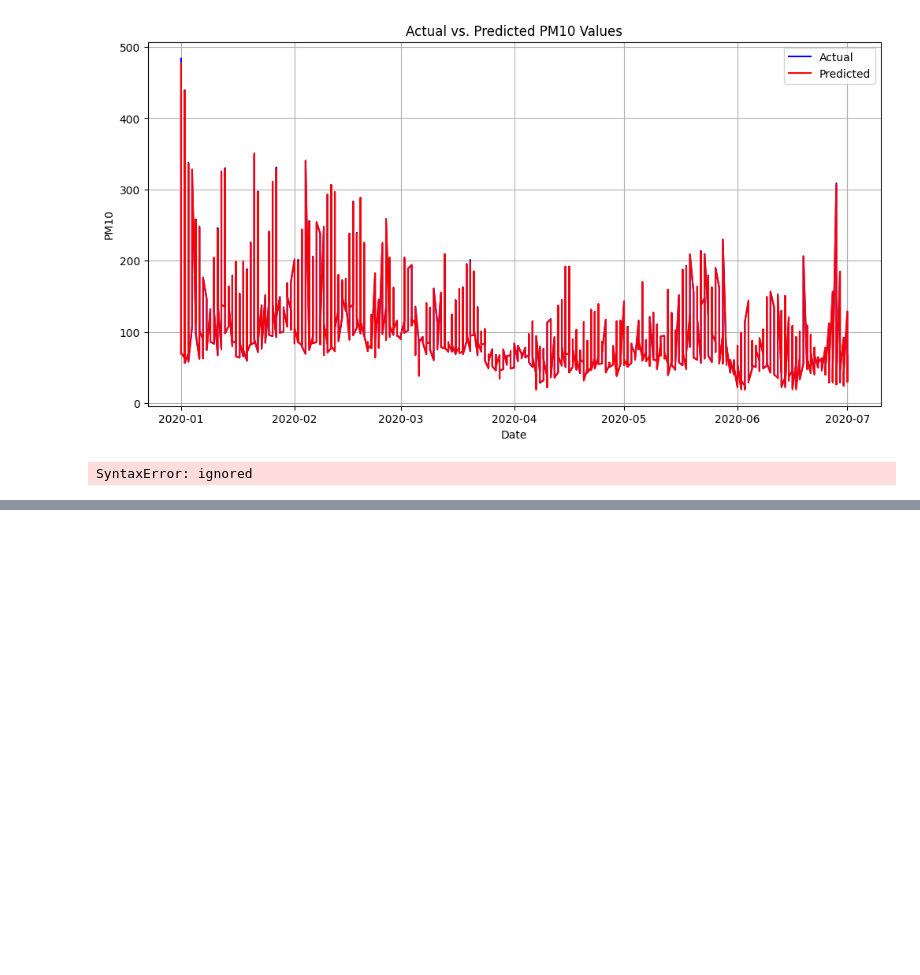
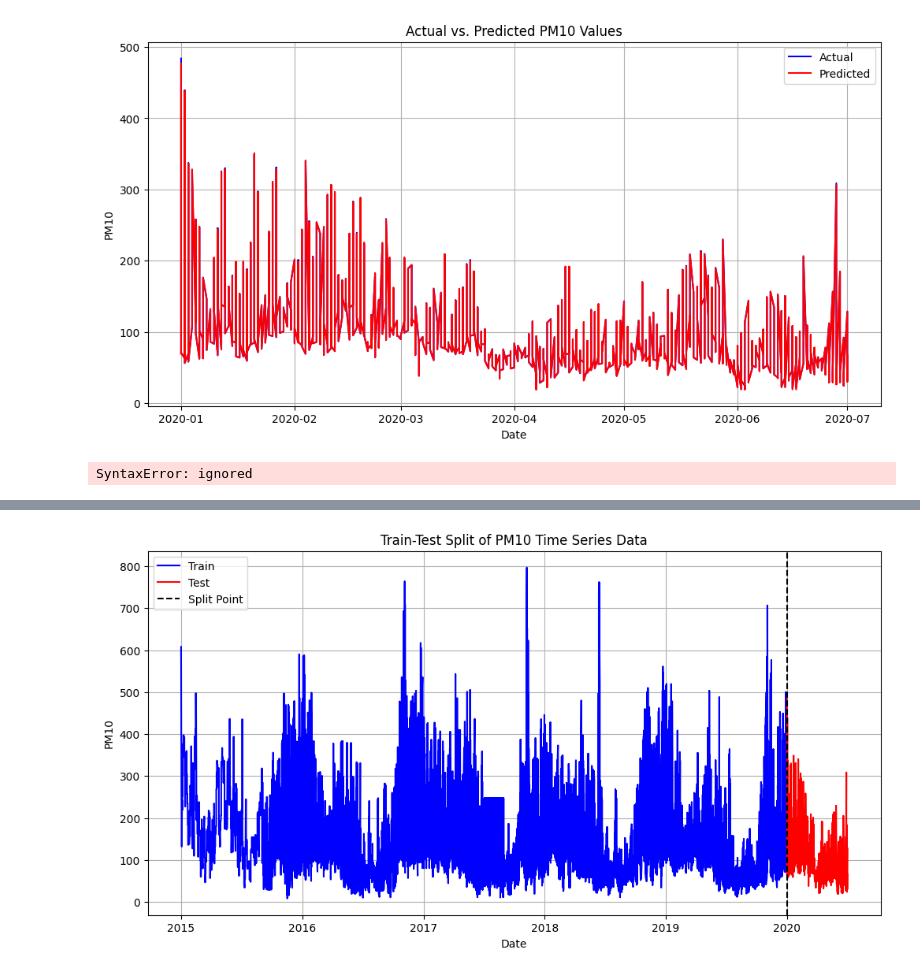
Before and after one commit to datagrad/Kamal-Thesis-Work, a Jupyter notebook: SARIMAX_with_XGBoost_PM10.ipynb, the cells around one changed output, grey strips where cells are left out. Cells and saved outputs as stored; diff of their text form; code cells hidden in the pictures; blank space fills up the shorter version.

```diff
--- a/SARIMAX_with_XGBoost_PM10.ipynb
+++ b/SARIMAX_with_XGBoost_PM10.ipynb
@@ -350,0 +558,17 @@ plt.show()
+# %%
+# Convert split_date to datetime object for plotting
+split_date_dt = pd.to_datetime(split_date)
+
+# Visualize the train and test splits with corrected split date
+plt.figure(figsize=(12, 6))
+plt.plot(train_df['Date'], train_df['PM10'], label='Train', color='blue')
+plt.plot(test_df['Date'], test_df['PM10'], label='Test', color='red')
+plt.axvline(x=split_date_dt, color='k', linestyle='--', label='Split Point')
+plt.title('Train-Test Split of PM10 Time Series Data')
+plt.xlabel('Date')
+plt.ylabel('PM10')
+plt.legend()
+plt.grid(True)
+plt.show()
+# %% [output]
+[figure, added]
```
Also changed, not shown: parts of 53 cells of this notebook.
